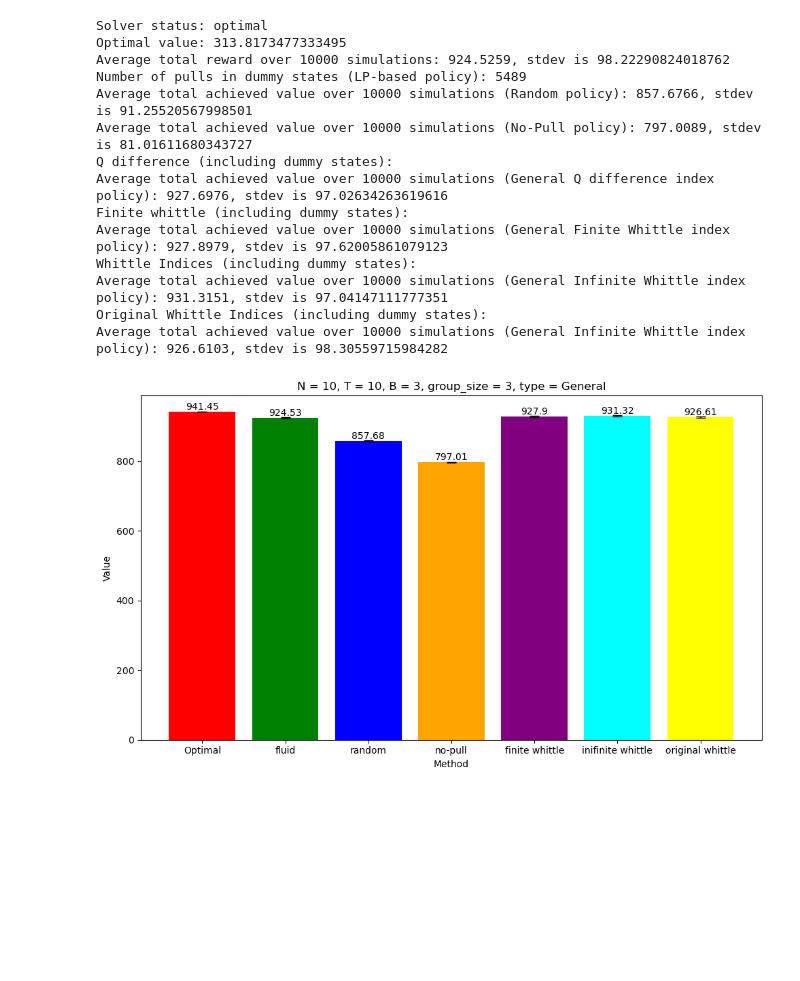
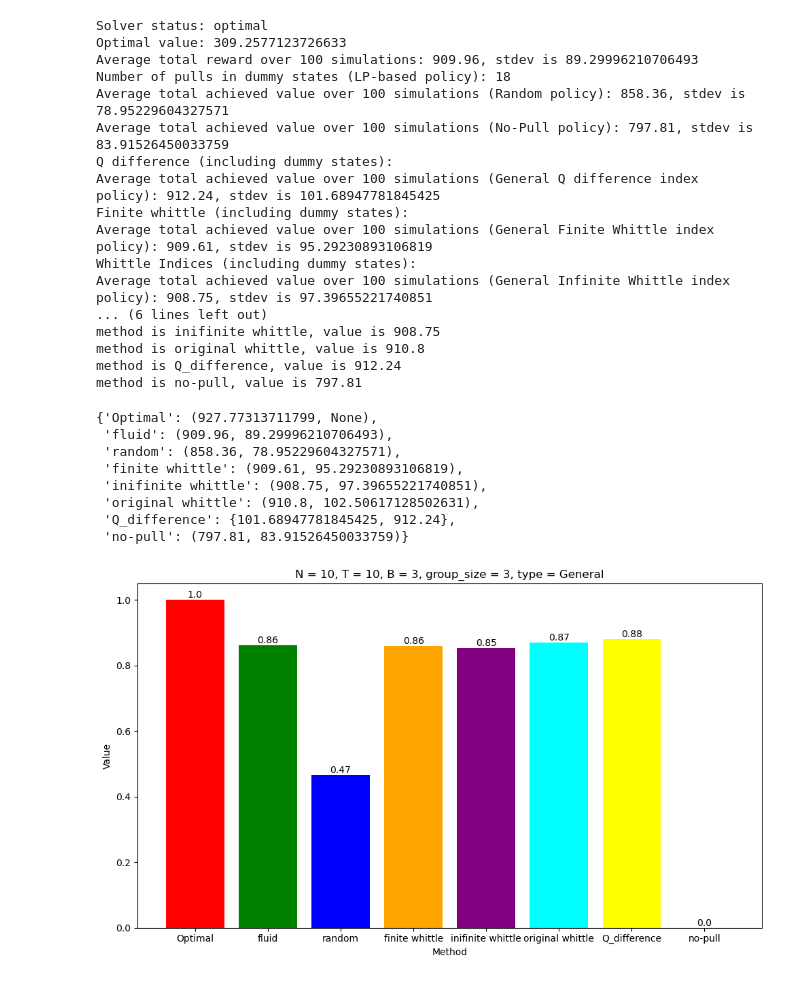
Before and after one commit to Haichuan23/Single_Use_RMAB, a Jupyter notebook: New_Experiment/run_experiment.ipynb, the cells around one changed output. Cells and saved outputs as stored; diff of their text form; code cells hidden in the pictures; blank space fills up the shorter version.

Commit message:
change visualization method

```diff
--- a/New_Experiment/run_experiment.ipynb
+++ b/New_Experiment/run_experiment.ipynb
@@ -81,10 +83,14 @@ def comparison(S, N, group_member_num, K, S_prime, A, T, num_simulations = 20000
         "Optimal": (optimal_reward, None),
         "fluid": (fluid_reward, fluid_std),
         "random": (random_reward, random_std),
-        "no-pull": (no_pull_reward, no_pull_std),
-        # "Q_difference": {Q_difference_reward, Q_difference_std},
         "finite whittle": (finite_whittle_reward, finite_whittle_std),
         "inifinite whittle": (infinite_whittle_reward, infinite_whittle_std),
-        "original whittle": (original_whittle_reward, original_whittle_std)
+        "original whittle": (original_whittle_reward, original_whittle_std),
+        "Q_difference": {Q_difference_reward, Q_difference_std},
+        "no-pull": (no_pull_reward, no_pull_std)
     }
-    plot_methods_with_confidence(experiment_synthetic_result, N, T, K, group_member_num, num_simulations, type)
+
+    ## If you only collect reward when an arm is pulled,
+    ## change the lower_bound_method to "random"
+    plot_methods_with_confidence(experiment_synthetic_result, N, T, K, group_member_num, num_simulations, type, lower_bound_method="no-pull")
+    return experiment_synthetic_result
@@ -93,26 +97,37 @@ np.random.seed(22)
 # %%
 S = 10
 N = 10
 group_member_num = 3
 K = 3
 S_prime = S * 2
 A = 2
 T = 10
-num_simulations = 10000
+num_simulations = 100
 comparison(S, N, group_member_num, K, S_prime, A, T, num_simulations, 'General')
 # %% [output]
 Solver status: optimal
-Optimal value: 313.8173477333495
-Average total reward over 10000 simulations: 924.5259, stdev is 98.22290824018762
-Number of pulls in dummy states (LP-based policy): 5489
-Average total achieved value over 10000 simulations (Random policy): 857.6766, stdev is 91.25520567998501
-Average total achieved value over 10000 simulations (No-Pull policy): 797.0089, stdev is 81.01611680343727
+Optimal value: 309.2577123726633
+Average total reward over 100 simulations: 909.96, stdev is 89.29996210706493
+Number of pulls in dummy states (LP-based policy): 18
+Average total achieved value over 100 simulations (Random policy): 858.36, stdev is 78.95229604327571
+Average total achieved value over 100 simulations (No-Pull policy): 797.81, stdev is 83.91526450033759
 Q difference (including dummy states):
-Average total achieved value over 10000 simulations (General Q difference index policy): 927.6976, stdev is 97.02634263619616
+Average total achieved value over 100 simulations (General Q difference index policy): 912.24, stdev is 101.68947781845425
 Finite whittle (including dummy states):
-Average total achieved value over 10000 simulations (General Finite Whittle index policy): 927.8979, stdev is 97.62005861079123
+Average total achieved value over 100 simulations (General Finite Whittle index policy): 909.61, stdev is 95.29230893106819
 Whittle Indices (including dummy states):
-Average total achieved value over 10000 simulations (General Infinite Whittle index policy): 931.3151, stdev is 97.04147111777351
-Original Whittle Indices (including dummy states):
-Average total achieved value over 10000 simulations (General Infinite Whittle index policy): 926.6103, stdev is 98.30559715984282
+Average total achieved value over 100 simulations (General Infinite Whittle index policy): 908.75, stdev is 97.39655221740851
+... (6 lines left out)
+method is inifinite whittle, value is 908.75
+method is original whittle, value is 910.8
+method is Q_difference, value is 912.24
+method is no-pull, value is 797.81
+{'Optimal': (927.77313711799, None),
+ 'fluid': (909.96, 89.29996210706493),
+ 'random': (858.36, 78.95229604327571),
+ 'finite whittle': (909.61, 95.29230893106819),
+ 'inifinite whittle': (908.75, 97.39655221740851),
+ 'original whittle': (910.8, 102.50617128502631),
+ 'Q_difference': {101.68947781845425, 912.24},
+ 'no-pull': (797.81, 83.91526450033759)}
-[figure, old version]
+[figure, new version]
```
Also changed, not shown: parts of 2 cells of this notebook, 3 other files.
